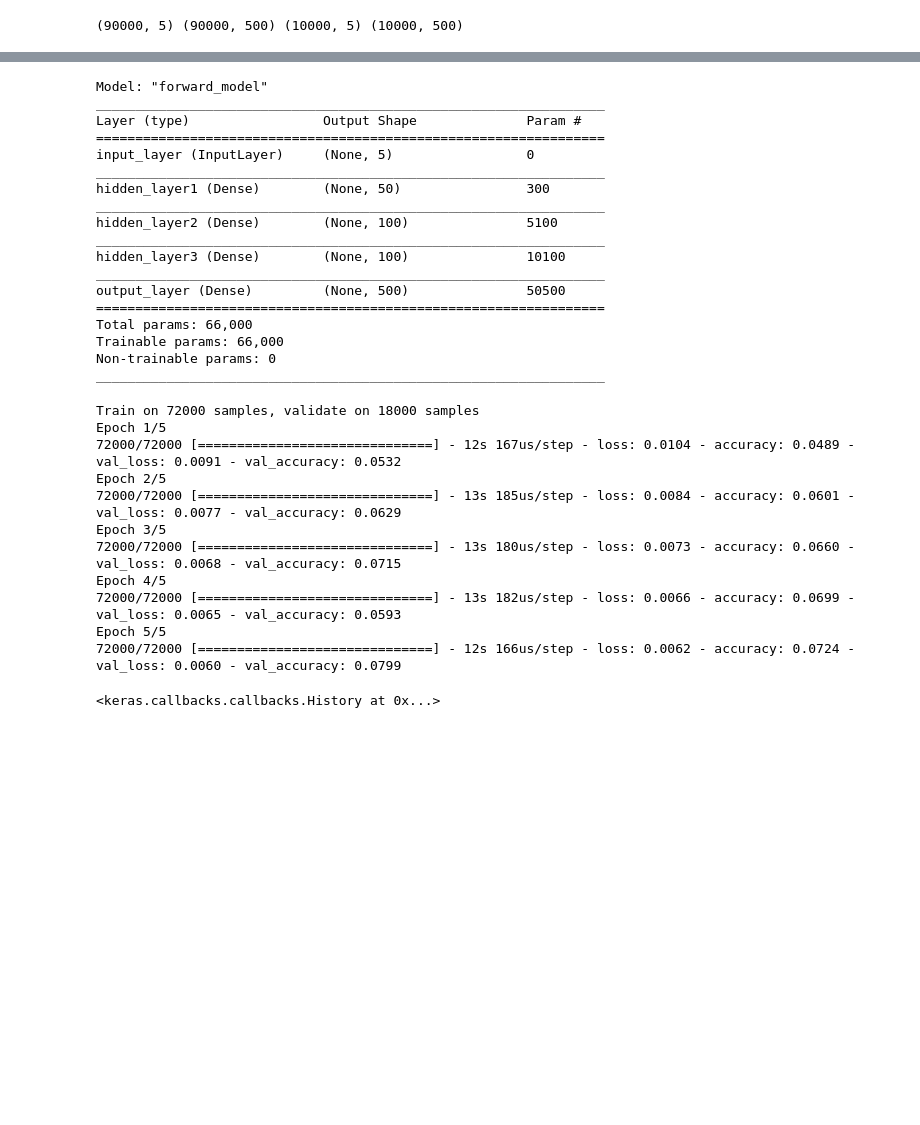
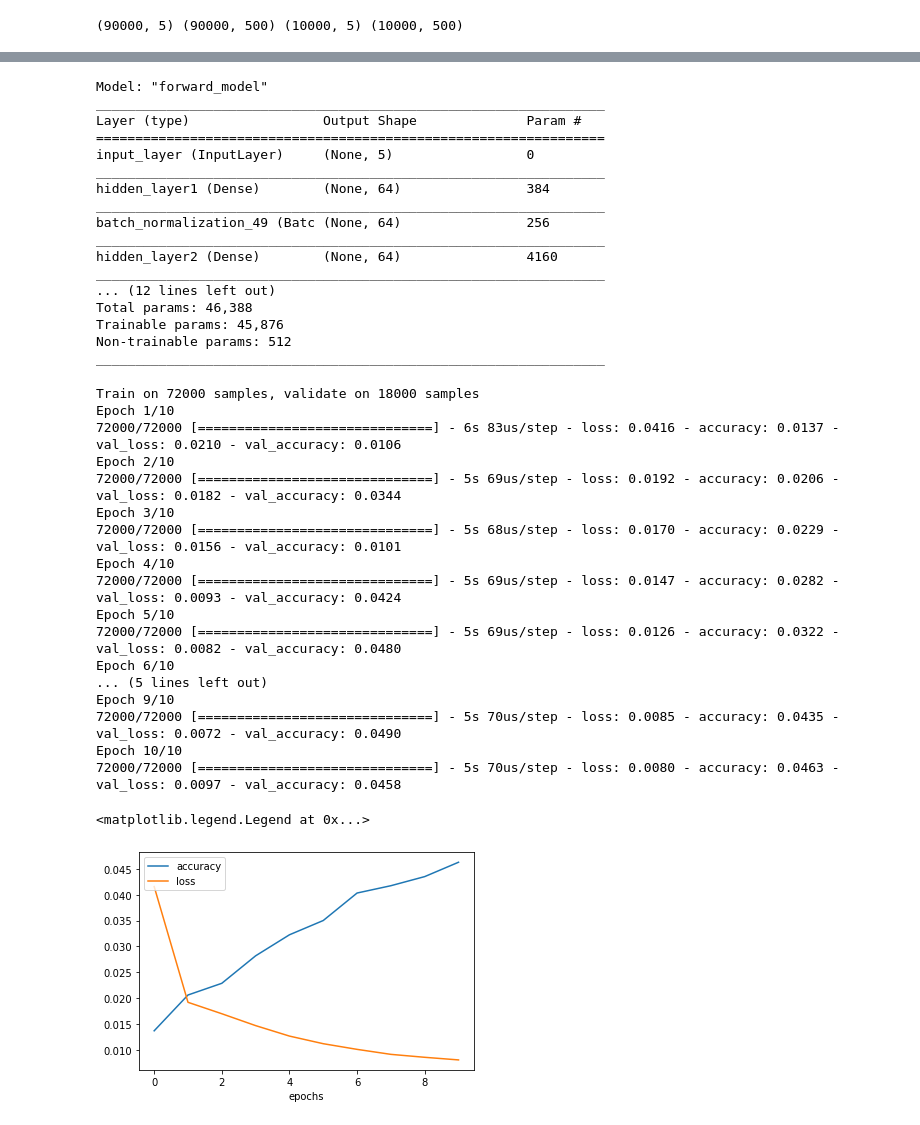
Before and after one commit to vishal-vardhan/DS1, a Jupyter notebook: train.ipynb, the cells around one changed output, grey strips where cells are left out. Cells and saved outputs as stored; diff of their text form; code cells hidden in the pictures; blank space fills up the shorter version.

```diff
--- a/train.ipynb
+++ b/train.ipynb
@@ -39,14 +31,19 @@ plt.plot(y_train[9796])
 def build_model():
     inputs = Input(shape=INPUT_SHAPE, name='input_layer')
 
-    l1 = Dense(50, activation='relu', name='hidden_layer1')(inputs)
-    l2 = Dense(100, activation='relu', name='hidden_layer2')(l1)
-    l3 = Dense(100, activation='relu', name='hidden_layer3')(l2)
+    l1 = Dense(64, activation='relu', name='hidden_layer1')(inputs)
+    l2 = BatchNormalization()(l1);
+    l3 = Dense(64, activation='relu', name='hidden_layer2')(l2)
+    l4 = BatchNormalization()(l3)
+    l5 = Dense(64, activation='relu', name='hidden_layer3')(l4)
+    l6 = BatchNormalization()(l5)
+    l7 = Dense(64, activation='relu', name='hidden_layer4')(l6)
+    l8 = BatchNormalization()(l7)
 
-    outputs = Dense(OUTPUT_UNITS, name='output_layer')(l3)
+    outputs = Dense(OUTPUT_UNITS, name='output_layer', activation='sigmoid')(l8)
 
     model = Model(inputs=inputs, outputs=outputs, name='forward_model')
-    model.compile(loss='mse', optimizer='adam', metrics=['accuracy'])
+    model.compile(loss='mse', optimizer='rmsprop', metrics=['accuracy'])
 
     return model
 # %%
@@ -60,33 +57,49 @@ Layer (type)                 Output Shape              Param #
 =================================================================
 input_layer (InputLayer)     (None, 5)                 0
 _________________________________________________________________
-hidden_layer1 (Dense)        (None, 50)                300
+hidden_layer1 (Dense)        (None, 64)                384
 _________________________________________________________________
-hidden_layer2 (Dense)        (None, 100)               5100
+batch_normalization_49 (Batc (None, 64)                256
 _________________________________________________________________
-hidden_layer3 (Dense)        (None, 100)               10100
+hidden_layer2 (Dense)        (None, 64)                4160
 _________________________________________________________________
-output_layer (Dense)         (None, 500)               50500
-=================================================================
-Total params: 66,000
-Trainable params: 66,000
-Non-trainable params: 0
+... (12 lines left out)
+Total params: 46,388
+Trainable params: 45,876
+Non-trainable params: 512
 _________________________________________________________________
+# %%
+epochs = 10
+batch_size = 64
 # %%
-model.fit(x_train, y_train, batch_size=32, epochs=5, validation_split=0.2)
+history = model.fit(x_train, y_train, batch_size=64, epochs=epochs, validation_split=0.2, shuffle=True)
 # %% [output]
 Train on 72000 samples, validate on 18000 samples
-Epoch 1/5
-72000/72000 [==============================] - 12s 167us/step - loss: 0.0104 - accuracy: 0.0489 - val_loss: 0.0091 - val_accuracy: 0.0532
-Epoch 2/5
-72000/72000 [==============================] - 13s 185us/step - loss: 0.0084 - accuracy: 0.0601 - val_loss: 0.0077 - val_accuracy: 0.0629
-Epoch 3/5
-72000/72000 [==============================] - 13s 180us/step - loss: 0.0073 - accuracy: 0.0660 - val_loss: 0.0068 - val_accuracy: 0.0715
-Epoch 4/5
-72000/72000 [==============================] - 13s 182us/step - loss: 0.0066 - accuracy: 0.0699 - val_loss: 0.0065 - val_accuracy: 0.0593
-Epoch 5/5
-72000/72000 [==============================] - 12s 166us/step - loss: 0.0062 - accuracy: 0.0724 - val_loss: 0.0060 - val_accuracy: 0.0799
+Epoch 1/10
+72000/72000 [==============================] - 6s 83us/step - loss: 0.0416 - accuracy: 0.0137 - val_loss: 0.0210 - val_accuracy: 0.0106
+Epoch 2/10
+72000/72000 [==============================] - 5s 69us/step - loss: 0.0192 - accuracy: 0.0206 - val_loss: 0.0182 - val_accuracy: 0.0344
+Epoch 3/10
+72000/72000 [==============================] - 5s 68us/step - loss: 0.0170 - accuracy: 0.0229 - val_loss: 0.0156 - val_accuracy: 0.0101
+Epoch 4/10
+72000/72000 [==============================] - 5s 69us/step - loss: 0.0147 - accuracy: 0.0282 - val_loss: 0.0093 - val_accuracy: 0.0424
+Epoch 5/10
+72000/72000 [==============================] - 5s 69us/step - loss: 0.0126 - accuracy: 0.0322 - val_loss: 0.0082 - val_accuracy: 0.0480
+Epoch 6/10
+... (5 lines left out)
+Epoch 9/10
+72000/72000 [==============================] - 5s 70us/step - loss: 0.0085 - accuracy: 0.0435 - val_loss: 0.0072 - val_accuracy: 0.0490
+Epoch 10/10
+72000/72000 [==============================] - 5s 70us/step - loss: 0.0080 - accuracy: 0.0463 - val_loss: 0.0097 - val_accuracy: 0.0458
-<keras.callbacks.callbacks.History at 0x...>
+# %%
+xc = range(epochs)
+plt.plot(xc, history.history['accuracy'])
+plt.plot(xc, history.history['loss'])
+plt.xlabel('epochs')
+plt.legend(['accuracy', 'loss'], loc='upper left')
+# %% [output]
+<matplotlib.legend.Legend at 0x...>
+[figure, added]
 # %%
 test_scores = model.evaluate(x_test, y_test, verbose=2)
 print("Test loss:", test_scores[0])
```
Also changed, not shown: parts of 4 cells of this notebook, 8 other files.
